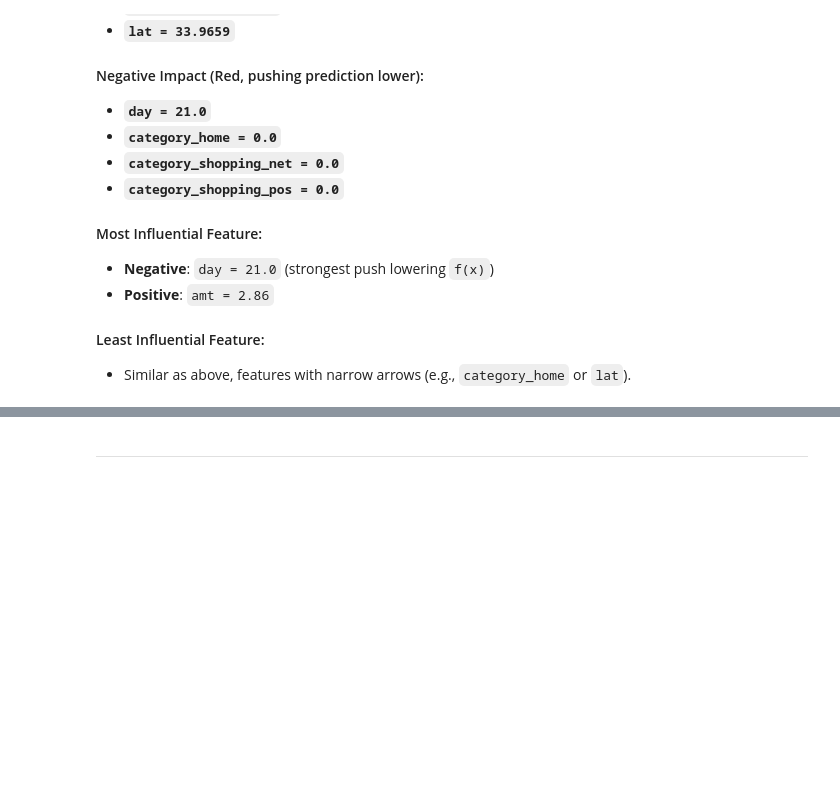
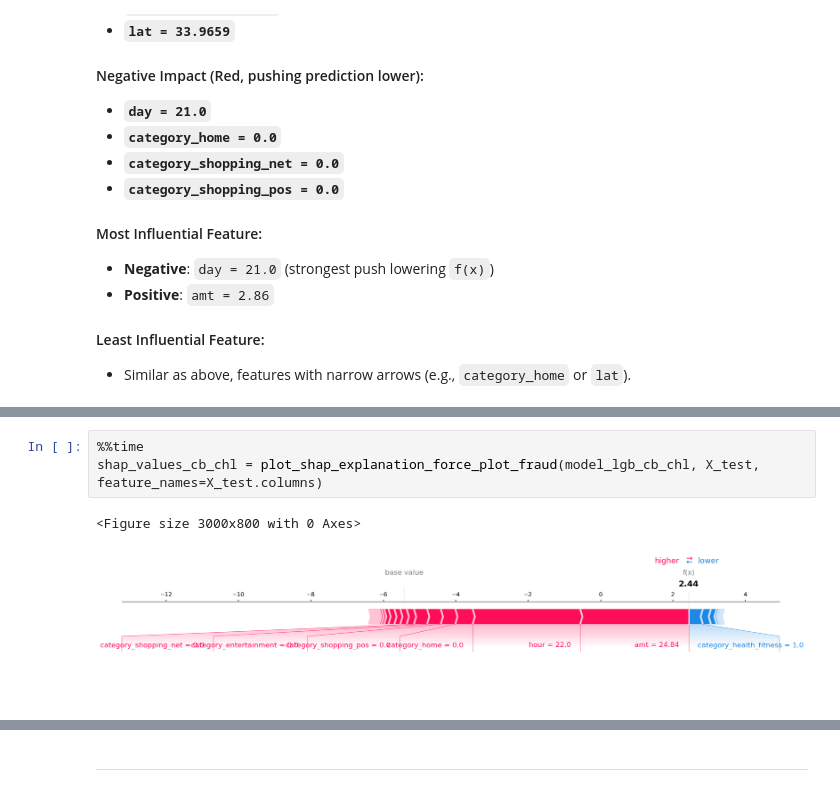
Before and after one commit to KeshavElangoDS/Independent-Study-Fall-2024, a Jupyter notebook: notebooks/DataAnalysis_FraudDetection.ipynb, the cells around one changed output, grey strips where cells are left out. Saved outputs shown, nothing was run; the diff lists cells and outputs as text; blank space fills up the shorter version.

```diff
--- a/notebooks/DataAnalysis_FraudDetection.ipynb
+++ b/notebooks/DataAnalysis_FraudDetection.ipynb
@@ -2722,0 +2776,6 @@ Wall time: 1min 24s
+# %%
+%%time
+shap_values_cb_chl = plot_shap_explanation_force_plot_fraud(model_lgb_cb_chl, X_test, feature_names=X_test.columns)
+# %% [output]
+<Figure size 3000x800 with 0 Axes>
+[figure, added]
```
Also changed, not shown: parts of 6 cells of this notebook.
